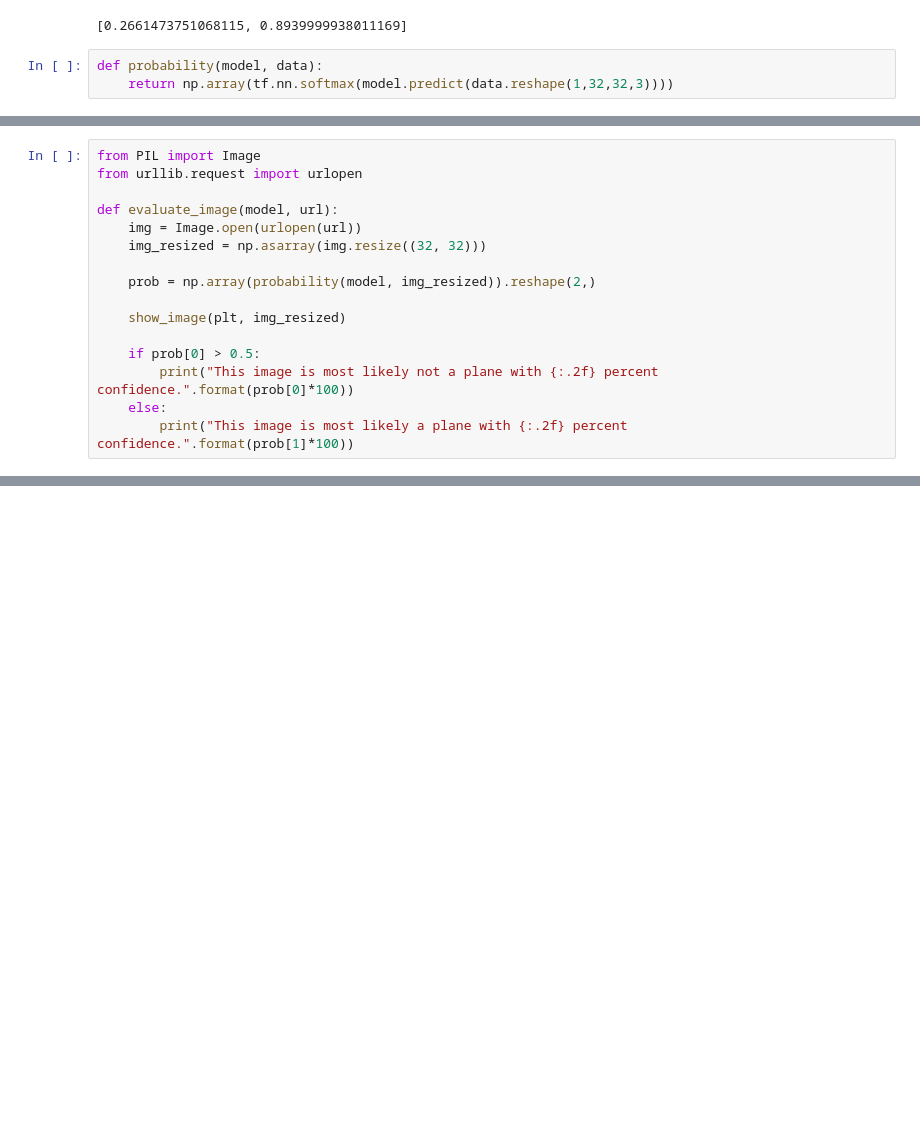
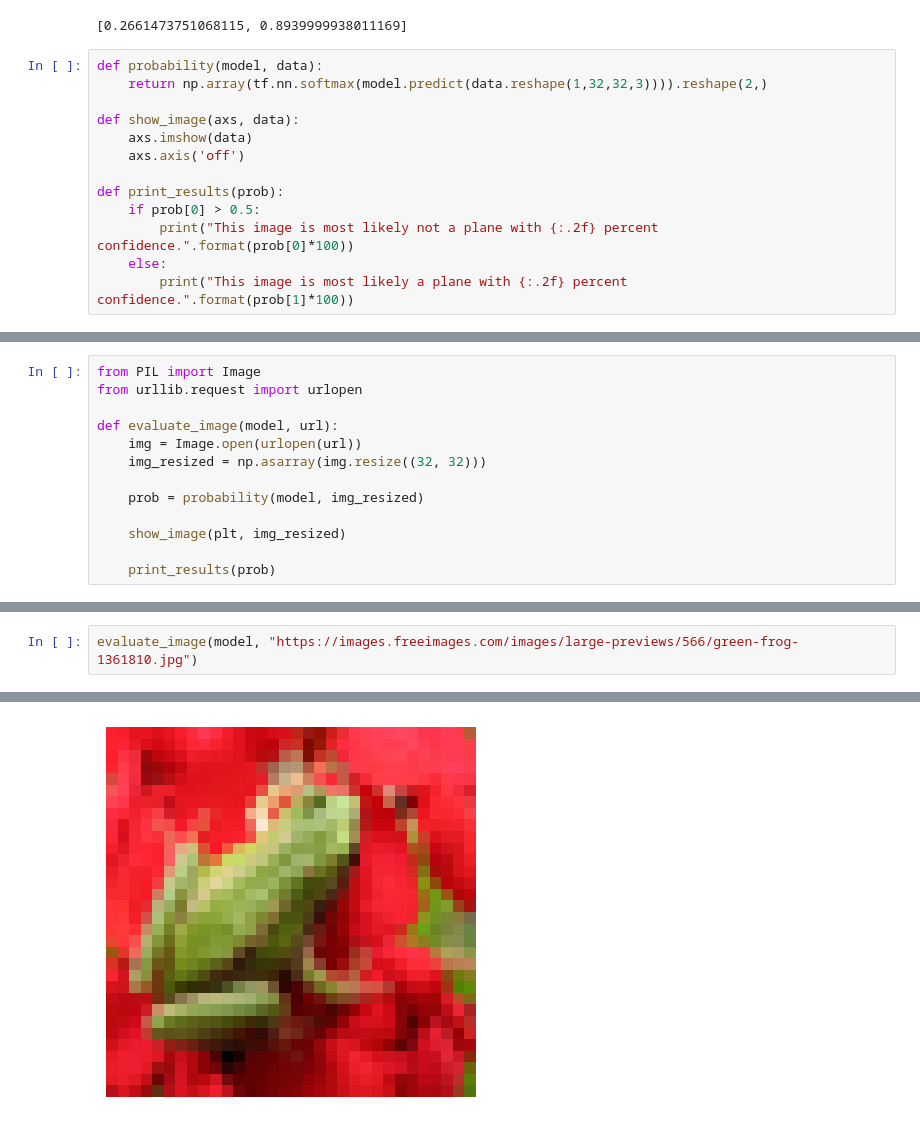
Before and after one commit to aguo921/2022-Phase-3, a Jupyter notebook: data-science/skeleton-code/use-model.ipynb, the cells around one changed output, grey strips where cells are left out. Saved outputs shown, nothing was run; the diff lists cells and outputs as text; blank space fills up the shorter version.

Commit message:
Added more images to evaluate

```diff
--- a/data-science/skeleton-code/use-model.ipynb
+++ b/data-science/skeleton-code/use-model.ipynb
@@ -73,9 +73,19 @@ model.evaluate(test_x, test_y)
 # %% [output]
 63/63 [==============================] - 1s 7ms/step - loss: 0.2661 - accuracy: 0.8940
 [0.2661473751068115, 0.8939999938011169]
-# %%
-def probability(model, data):
-    return np.array(tf.nn.softmax(model.predict(data.reshape(1,32,32,3))))
+# %%
+def probability(model, data):
+    return np.array(tf.nn.softmax(model.predict(data.reshape(1,32,32,3)))).reshape(2,)
+
+def show_image(axs, data):
+    axs.imshow(data)
+    axs.axis('off')
+
+def print_results(prob):
+    if prob[0] > 0.5:
+        print("This image is most likely not a plane with {:.2f} percent confidence.".format(prob[0]*100))
+    else:
+        print("This image is most likely a plane with {:.2f} percent confidence.".format(prob[1]*100))
 # %%
 chosen_index = 12
 prob = probability(model, test_x[chosen_index])
@@ -121,14 +115,11 @@ def evaluate_image(model, url):
     img = Image.open(urlopen(url))
     img_resized = np.asarray(img.resize((32, 32)))
 
-    prob = np.array(probability(model, img_resized)).reshape(2,)
+    prob = probability(model, img_resized)
 
     show_image(plt, img_resized)
 
-    if prob[0] > 0.5:
-        print("This image is most likely not a plane with {:.2f} percent confidence.".format(prob[0]*100))
-    else:
-        print("This image is most likely a plane with {:.2f} percent confidence.".format(prob[1]*100))
+    print_results(prob)
 # %%
 evaluate_image(model, "https://media.istockphoto.com/id/501147980/es/foto/qantas-airways-airbus-a380-vh-oqf-despegar.webp?s=612x612&w=is&k=20&c=G0_4dlCUzEatl6ytQ7yOjzU2zn0HL6_XQ3_WaF2Jmzk=")
 # %% [output]
@@ -136,2 +127,5 @@ evaluate_image(model, "https://media.istockphoto.com/id/501147980/es/foto/qantas
 This image is most likely a plane with 99.79 percent confidence.
 [figure]
+# %%
+evaluate_image(model, "https://images.freeimages.com/images/large-previews/566/green-frog-1361810.jpg")
+# %% [output]
@@ -137,0 +134 @@ This image is most likely a plane with 99.79 percent confidence.
+[figure, added]
```
Also changed, not shown: parts of 12 cells of this notebook.
